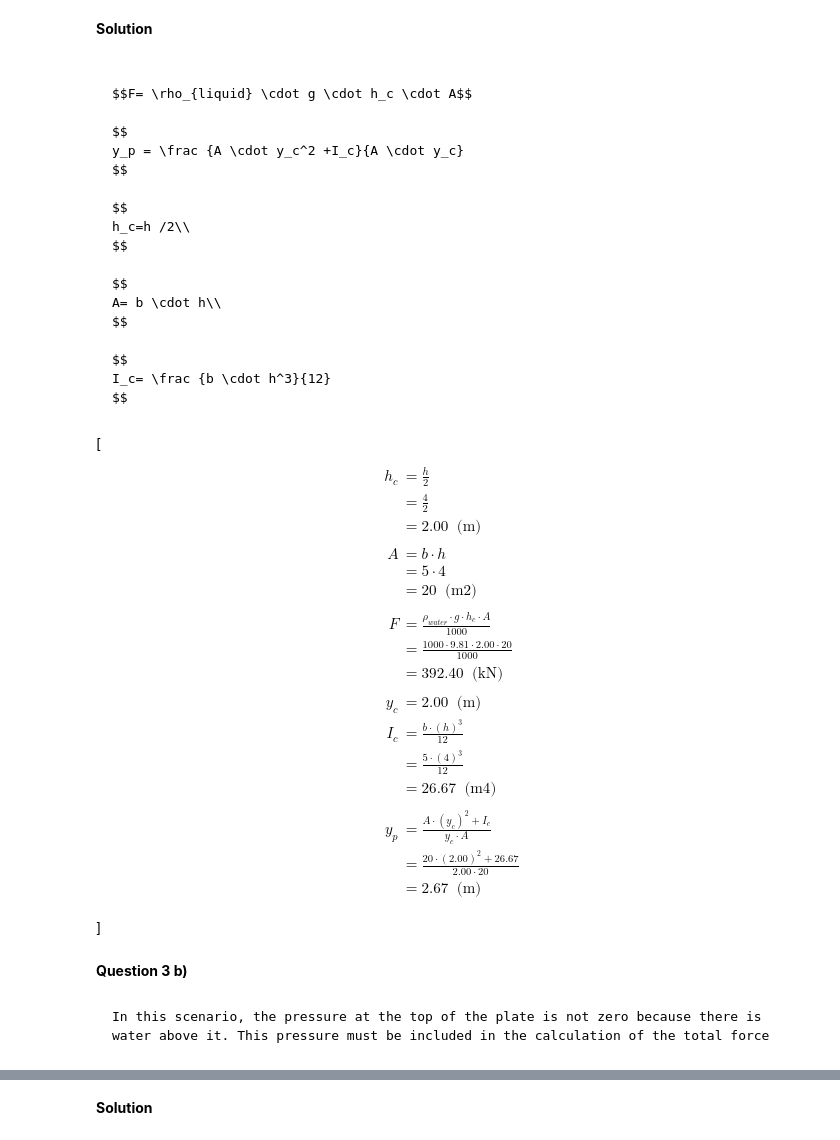
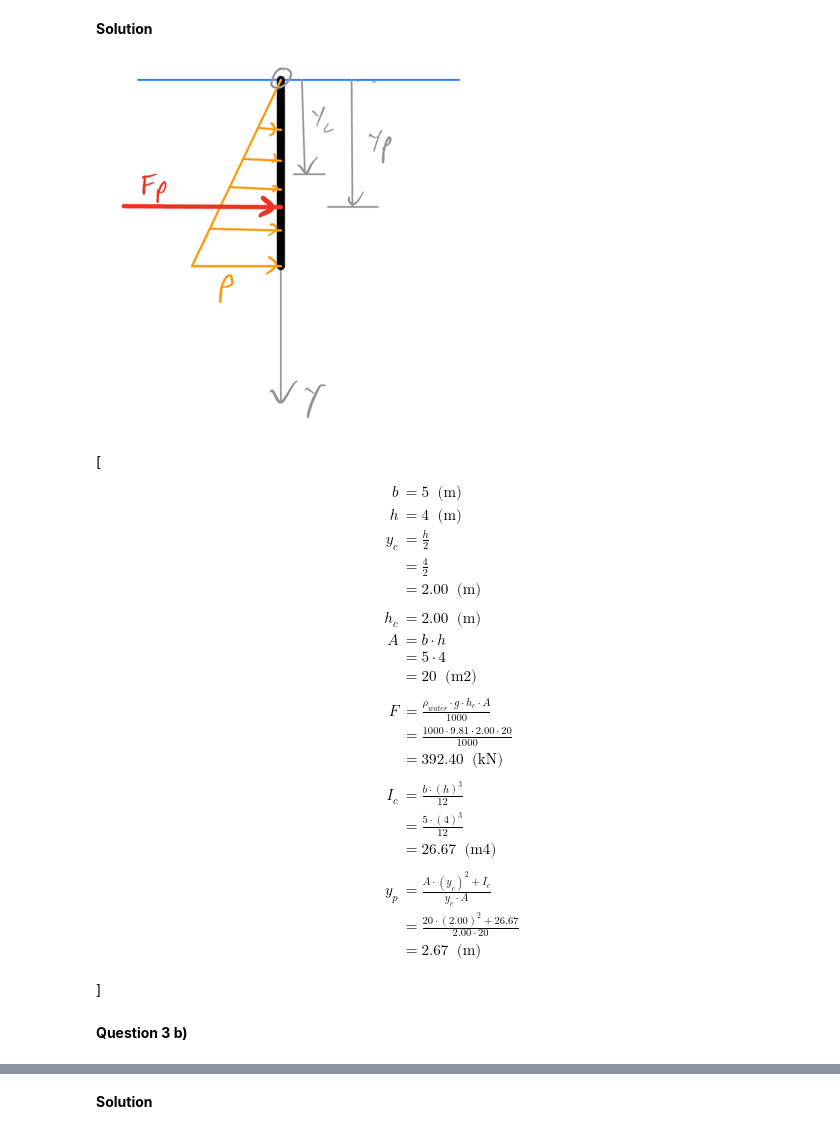
Before and after one commit to Maria9925/CIVIL_202_25, a Jupyter notebook: _sources/Module2Hydrostatics_Sol.ipynb, the cells around one changed output, grey strips where cells are left out. Drawn from its saved outputs; the diff is of its cells as text; code cells hidden in the pictures.

````diff
--- a/_sources/Module2Hydrostatics_Sol.ipynb
+++ b/_sources/Module2Hydrostatics_Sol.ipynb
@@ -2160,46 +2254,38 @@ Pressure increases linearly with depth. At the surface (top of the plate), the g
 # %% [markdown]
 **Solution**
-# %% [markdown]
-```{dropdown} Show code cell outputs
-
-$$F= \rho_{liquid} \cdot g \cdot h_c \cdot A$$
-
-$$
-y_p = \frac {A \cdot y_c^2 +I_c}{A \cdot y_c}
-$$
-
-$$
-h_c=h /2\\
-$$
-
-$$
-A= b \cdot h\\
-$$
-
-$$
-I_c= \frac {b \cdot h^3}{12}
-$$
-```
+# %%
+img = Image.open(r"figures/7&8_uniform_pressure_distribution_3a.png")
+base_width = 400  # Change this to your desired width
+w_percent = base_width / float(img.size[0])
+h_size = int(float(img.size[1]) * w_percent)
+resized_img = img.resize((base_width, h_size))
+resized_img
+# %% [output]
+[figure, added]
 # %%
 %%render long 2
 b= 5 #m
 h= 4 #m
-h_c= h/2 #m
+y_c= h/2 #m
+h_c= y_c #m
 A= b*h #m2
 F= (rho_water*g*h_c*A)/1000 #kN
-y_c= h_c #m
 I_c= (b*h**3)/12 #m4
 y_p= (A*y_c**2+I_c)/(y_c*A) #m
 # %% [output]
 \[
 \begin{aligned}
-h_{c} &= \frac{ h }{ 2 } \\&= \frac{ 4 }{ 2 } \\&= 2.00 \; \;\textrm{(m)}\\[10pt]
+b &= 5 \; \;\textrm{(m)}
+\\[10pt]
+h &= 4 \; \;\textrm{(m)}
+\\[10pt]
+y_{c} &= \frac{ h }{ 2 } \\&= \frac{ 4 }{ 2 } \\&= 2.00 \; \;\textrm{(m)}\\[10pt]
+\\[10pt]
+h_{c} &= 2.00 \; \;\textrm{(m)}
 \\[10pt]
 A &= b \cdot h \\&= 5 \cdot 4 \\&= 20 \; \;\textrm{(m2)}\\[10pt]
 \\[10pt]
 F &= \frac{ \rho_{water} \cdot g \cdot h_{c} \cdot A }{ 1000 } \\&= \frac{ 1000 \cdot 9.81 \cdot 2.00 \cdot 20 }{ 1000 } \\&= 392.40 \; \;\textrm{(kN)}\\[10pt]
-\\[10pt]
-y_{c} &= 2.00 \; \;\textrm{(m)}
 \\[10pt]
 I_{c} &= \frac{ b \cdot \left( h \right) ^{ 3 } }{ 12 } \\&= \frac{ 5 \cdot \left( 4 \right) ^{ 3 } }{ 12 } \\&= 26.67 \; \;\textrm{(m4)}\\[10pt]
 \\[10pt]
@@ -2208,7 +2294,3 @@ y_{p} &= \frac{ A \cdot \left( y_{c} \right) ^{ 2 } + I_{c} }{ y_{c} \cdot A } \
 \]
 # %% [markdown]
 **Question 3 b)**
-# %% [markdown]
-```{dropdown} Hint
-In this scenario, the pressure at the top of the plate is not zero because there is water above it. This pressure must be included in the calculation of the total force
-```
````
Also changed, not shown: parts of 135 cells of this notebook, 42 other files.
